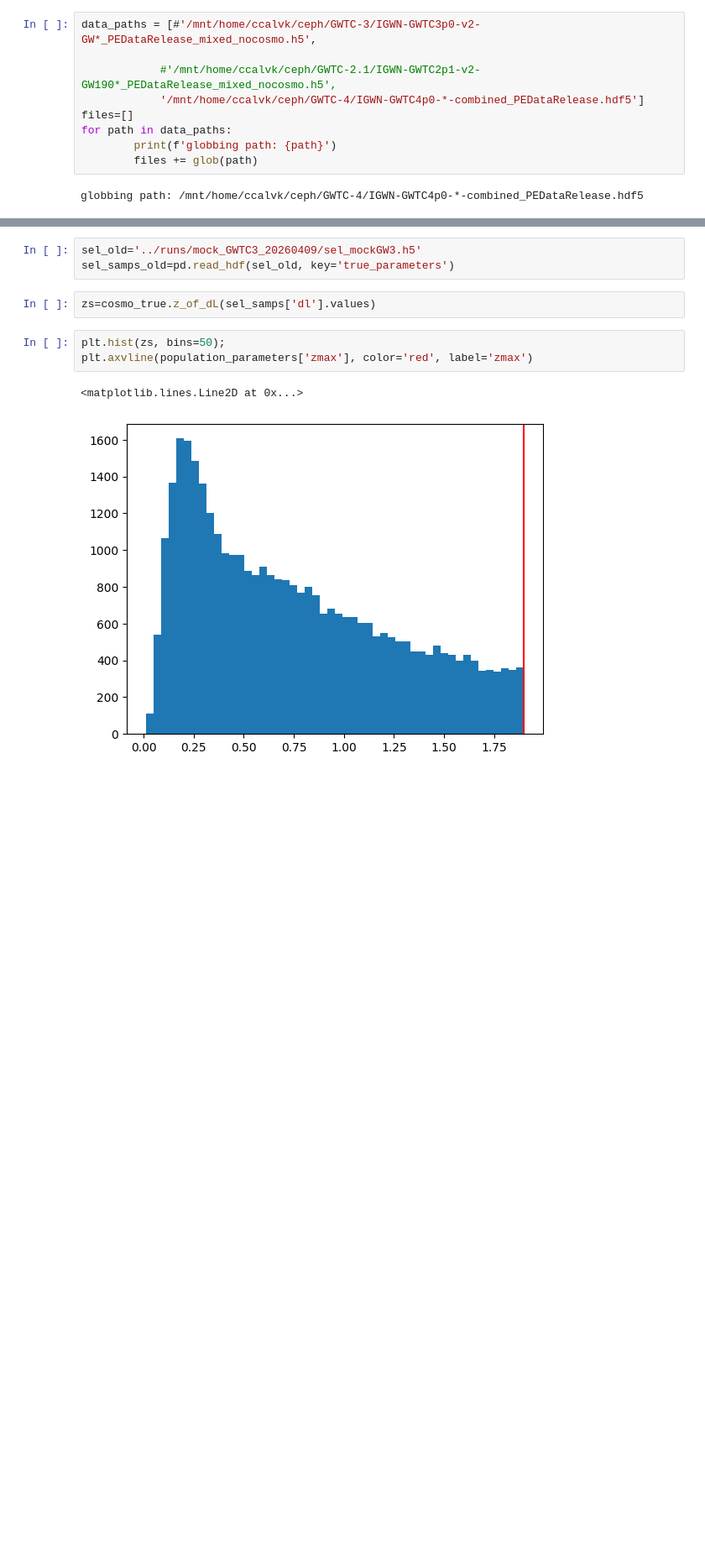
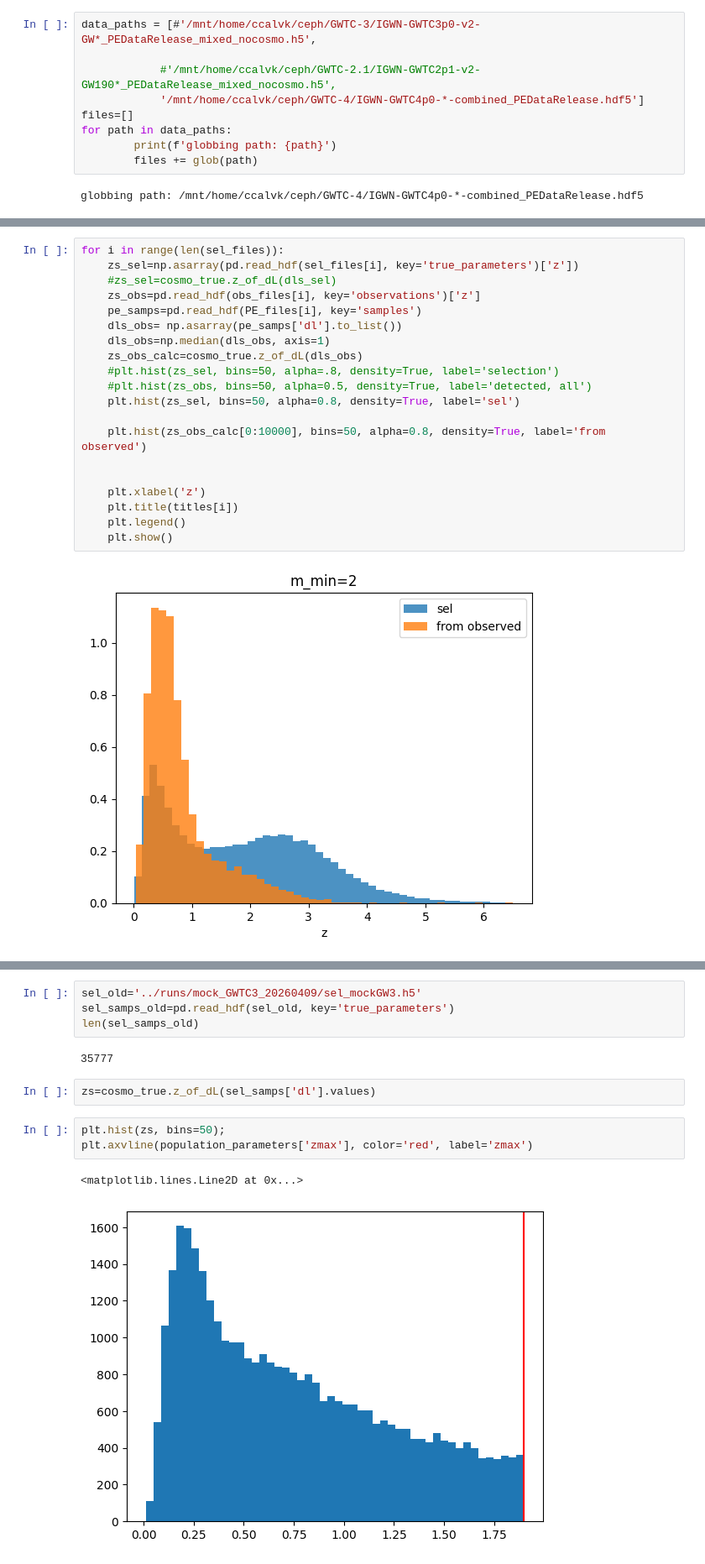
Before and after one commit to abby-moran/GW_pop_cosmo_inference, a Jupyter notebook: scripts/sandbox.ipynb, the cells around one changed output, grey strips where cells are left out. Shown at 84% size. Cells and saved outputs as stored; diff of their text form; blank space fills up the shorter version.

```diff
--- a/scripts/sandbox.ipynb
+++ b/scripts/sandbox.ipynb
@@ -159,0 +191,22 @@ globbing path: /mnt/home/ccalvk/ceph/GWTC-4/IGWN-GWTC4p0-*-combined_PEDataReleas
+# %%
+for i in range(len(sel_files)):
+    zs_sel=np.asarray(pd.read_hdf(sel_files[i], key='true_parameters')['z'])
+    #zs_sel=cosmo_true.z_of_dL(dls_sel)
+    zs_obs=pd.read_hdf(obs_files[i], key='observations')['z']
+    pe_samps=pd.read_hdf(PE_files[i], key='samples')
+    dls_obs= np.asarray(pe_samps['dl'].to_list())
+    dls_obs=np.median(dls_obs, axis=1)
+    zs_obs_calc=cosmo_true.z_of_dL(dls_obs)
+    #plt.hist(zs_sel, bins=50, alpha=.8, density=True, label='selection')
+    #plt.hist(zs_obs, bins=50, alpha=0.5, density=True, label='detected, all')
+    plt.hist(zs_sel, bins=50, alpha=0.8, density=True, label='sel')
+
+    plt.hist(zs_obs_calc[0:10000], bins=50, alpha=0.8, density=True, label='from observed')
+
+
+    plt.xlabel('z')
+    plt.title(titles[i])
+    plt.legend()
+    plt.show()
+# %% [output]
+[figure, added]
@@ -160,6 +216,9 @@ globbing path: /mnt/home/ccalvk/ceph/GWTC-4/IGWN-GWTC4p0-*-combined_PEDataReleas
 # %%
 sel_old='../runs/mock_GWTC3_20260409/sel_mockGW3.h5'
 sel_samps_old=pd.read_hdf(sel_old, key='true_parameters')
+len(sel_samps_old)
+# %% [output]
+35777
 # %%
 zs=cosmo_true.z_of_dL(sel_samps['dl'].values)
 # %%
```
Also changed, not shown: parts of 21 cells of this notebook, 31 other files.
